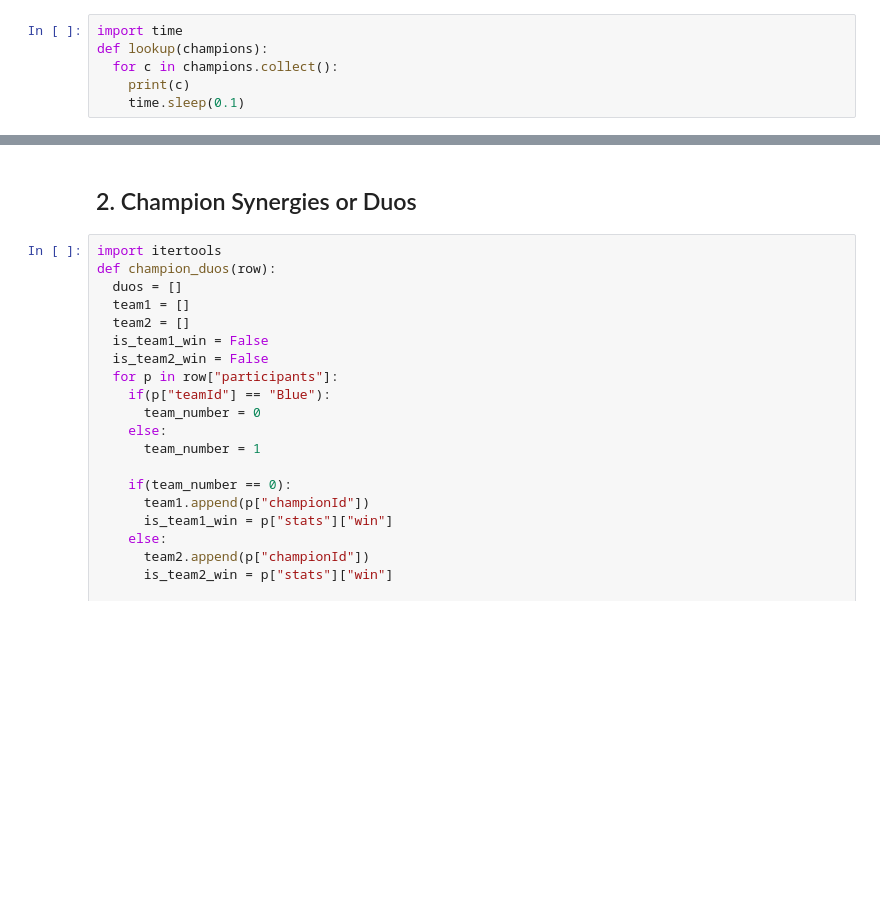
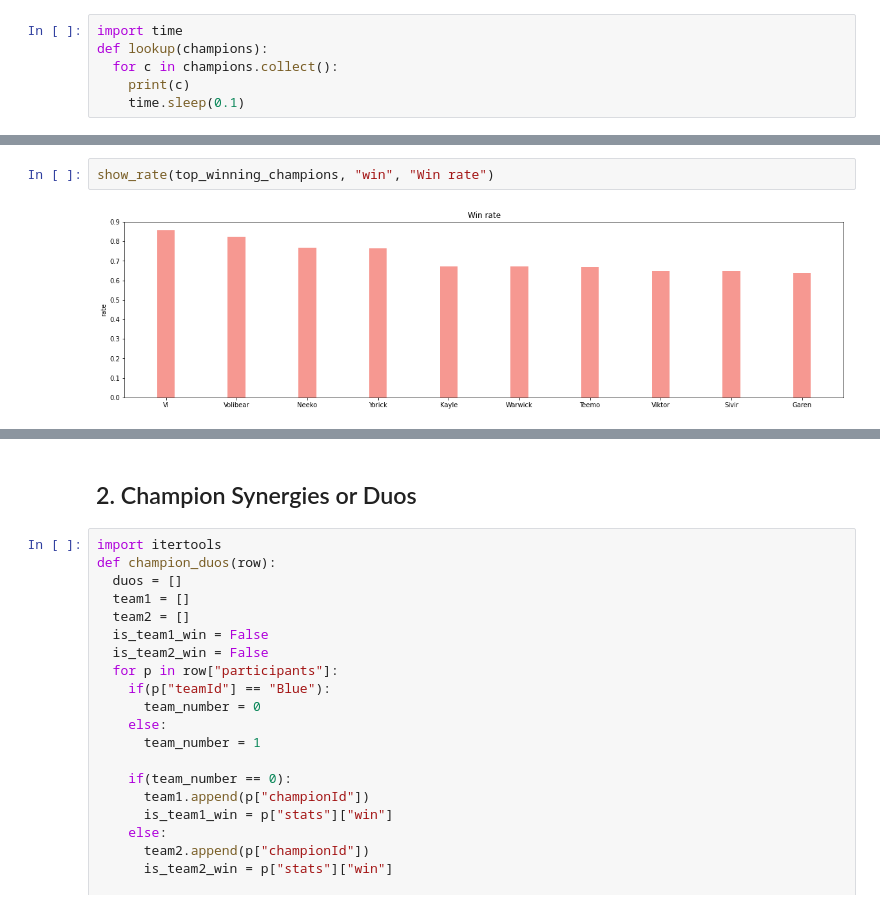
Before and after one commit to melsayed-7/League-of-legends_Bigdata, a Jupyter notebook: Bigdata_miniprojects.ipynb, the cells around one changed output, grey strips where cells are left out. Cells and saved outputs as stored; diff of their text form; blank space fills up the shorter version.

```diff
--- a/Bigdata_miniprojects.ipynb
+++ b/Bigdata_miniprojects.ipynb
@@ -120,0 +161,4 @@ for c in win_pick_ban_rates.collect()[:10]:
+# %%
+show_rate(top_winning_champions, "win", "Win rate")
+# %% [output]
+[figure, added]
```
Also changed, not shown: parts of 29 cells of this notebook.
